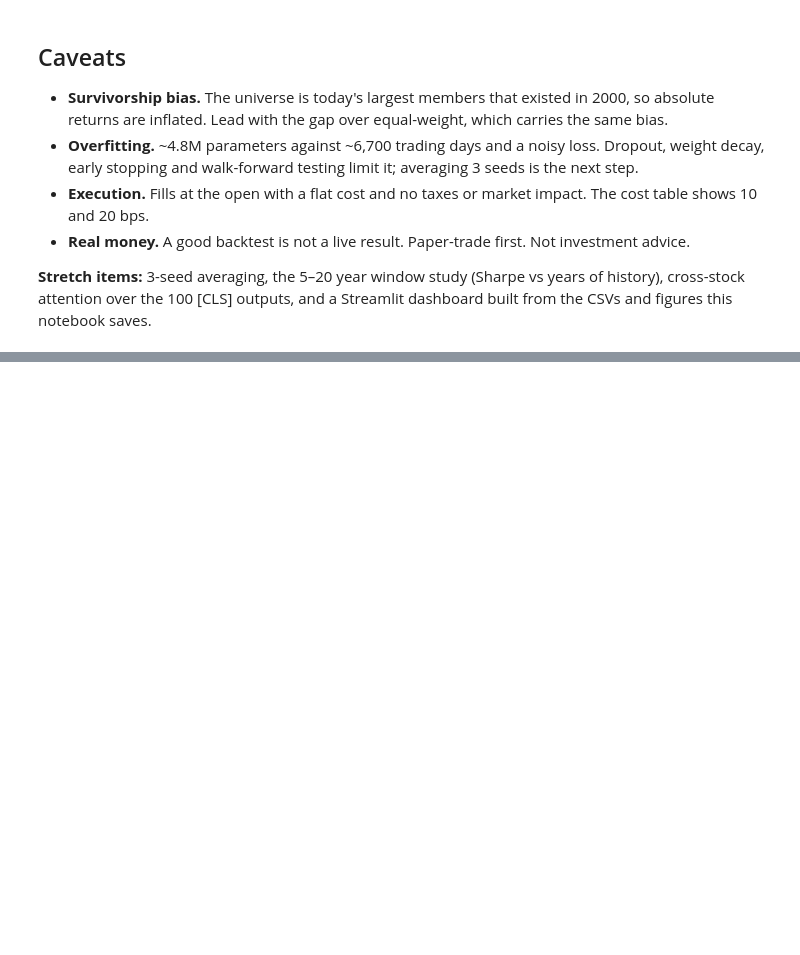
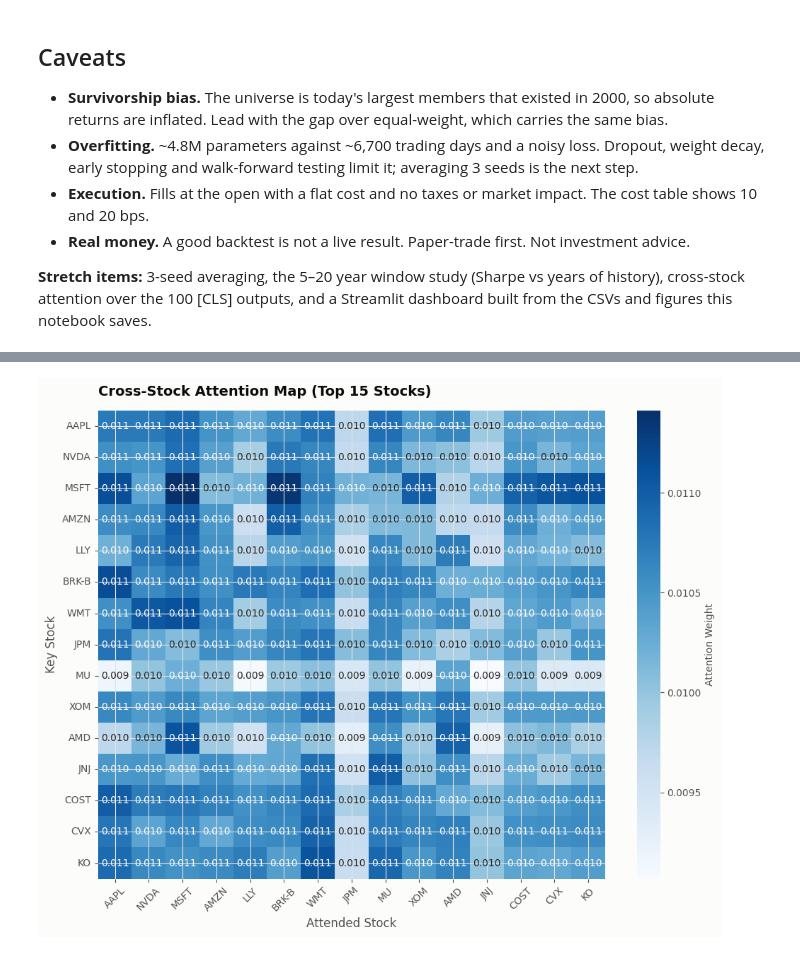
Before and after one commit to Tarotar30127/q-bot, a Jupyter notebook: Sharpe_Transformer.ipynb, the cells around one changed output, grey strips where cells are left out. Drawn from its saved outputs; the diff is of its cells as text; code cells hidden in the pictures; blank space fills up the shorter version.

```diff
--- a/Sharpe_Transformer.ipynb
+++ b/Sharpe_Transformer.ipynb
@@ -1206,0 +1350,55 @@ p-value: 0.427121
+# %%
+import matplotlib.pyplot as plt
+import seaborn as sns
+import torch
+import numpy as np
+
+# 1. Instantiate the Cross-Stock model and load features
+cs_model = CrossStockSharpeTransformer(NF, len(SECTORS), CFG['d_model'], CFG['n_layers'], CFG['n_heads'], CFG['d_ff'], CFG['dropout'], CFG['lookback']).to(DEVICE)
+cs_model.eval()
+
+# Prepare input for the last day in our dataset
+day_idx = T - 1
+dt = torch.as_tensor([day_idx], device=DEVICE)
+XM_demo, _, _ = market_tensor(PLAN[-1]['train_days'])
+x, s = make_batch(dt, XM_demo)
+
+# 2. Extract attention weights from cross_stock_block
+with torch.no_grad():
+    # Get scores and cross-stock attention matrix
+    scores, cross_attn = cs_model(x.float(), s, return_attn=True)
+    weights = softmax_np(scores.float().view(1, N).cpu().numpy())[0]
+
+# Find indices of the top 15 stocks by weight
+top_15_idx = np.argsort(-weights)[:15]
+top_15_tickers = [TICKERS[i] for i in top_15_idx]
+
+# cross_attn shape is [batch_size (D=1), num_heads, N_stocks, N_stocks]
+# Average across the attention heads for the single day in the batch
+A_cross = cross_attn[0].mean(0).cpu().numpy()  # [N, N]
+
+# Filter the attention matrix for the top 15 stocks
+A_filtered = A_cross[top_15_idx][:, top_15_idx]
+
+# 3. Plot the stock-to-stock attention heatmap
+fig, ax = plt.subplots(figsize=(10, 8))
+sns.heatmap(
+    A_filtered,
+    xticklabels=top_15_tickers,
+    yticklabels=top_15_tickers,
+    cmap="Blues",
+    annot=True,
+    fmt=".3f",
+    cbar_kws={'label': 'Attention Weight'},
+    ax=ax
+)
+
+ax.set_title("Cross-Stock Attention Map (Top 15 Stocks)", fontsize=14, weight='bold', pad=15)
+ax.set_xlabel("Attended Stock", fontsize=12)
+ax.set_ylabel("Key Stock", fontsize=12)
+plt.xticks(rotation=45)
+plt.yticks(rotation=0)
+plt.tight_layout()
+plt.show()
+# %% [output]
+[figure, added]
```
Also changed, not shown: parts of 17 cells of this notebook.
